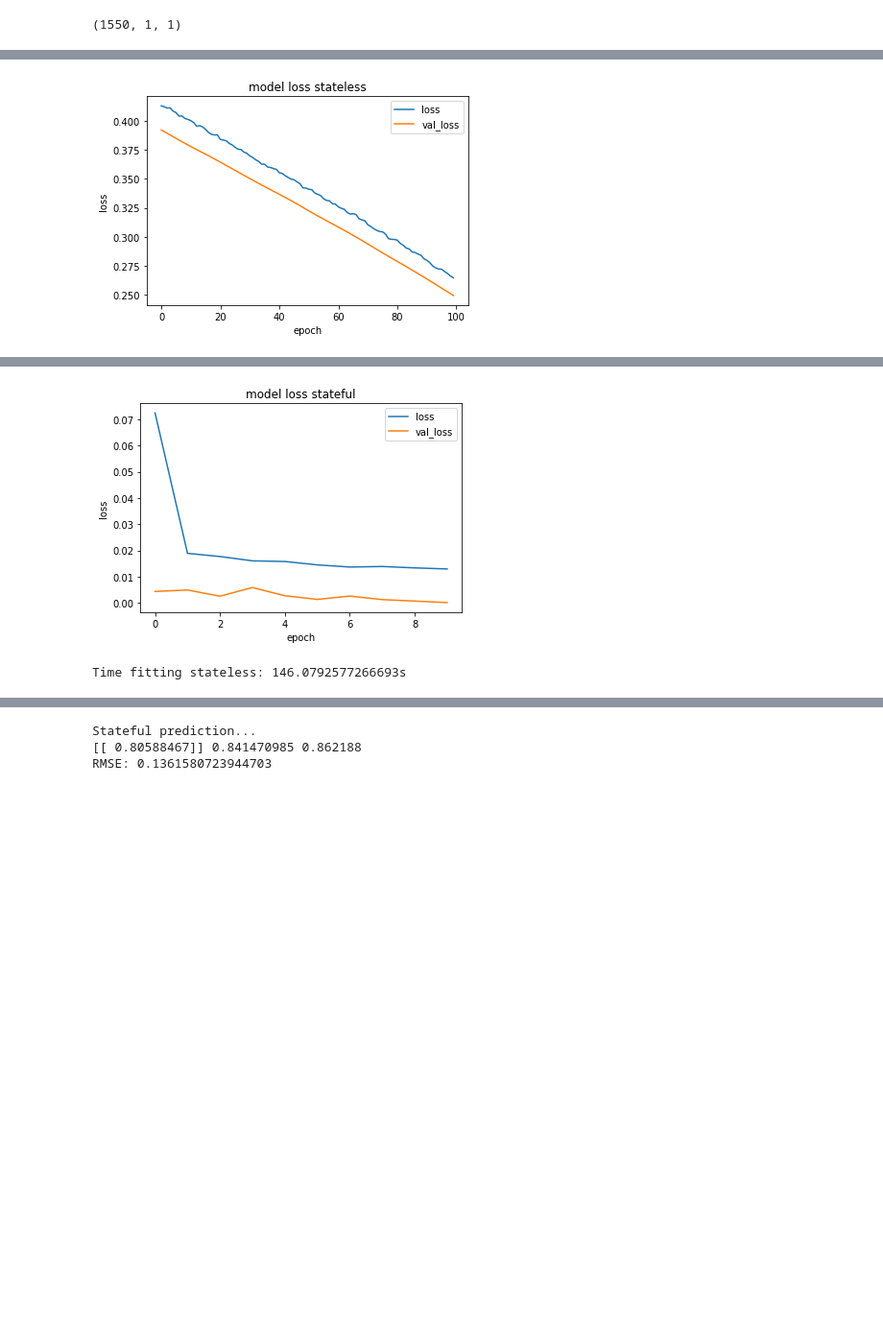
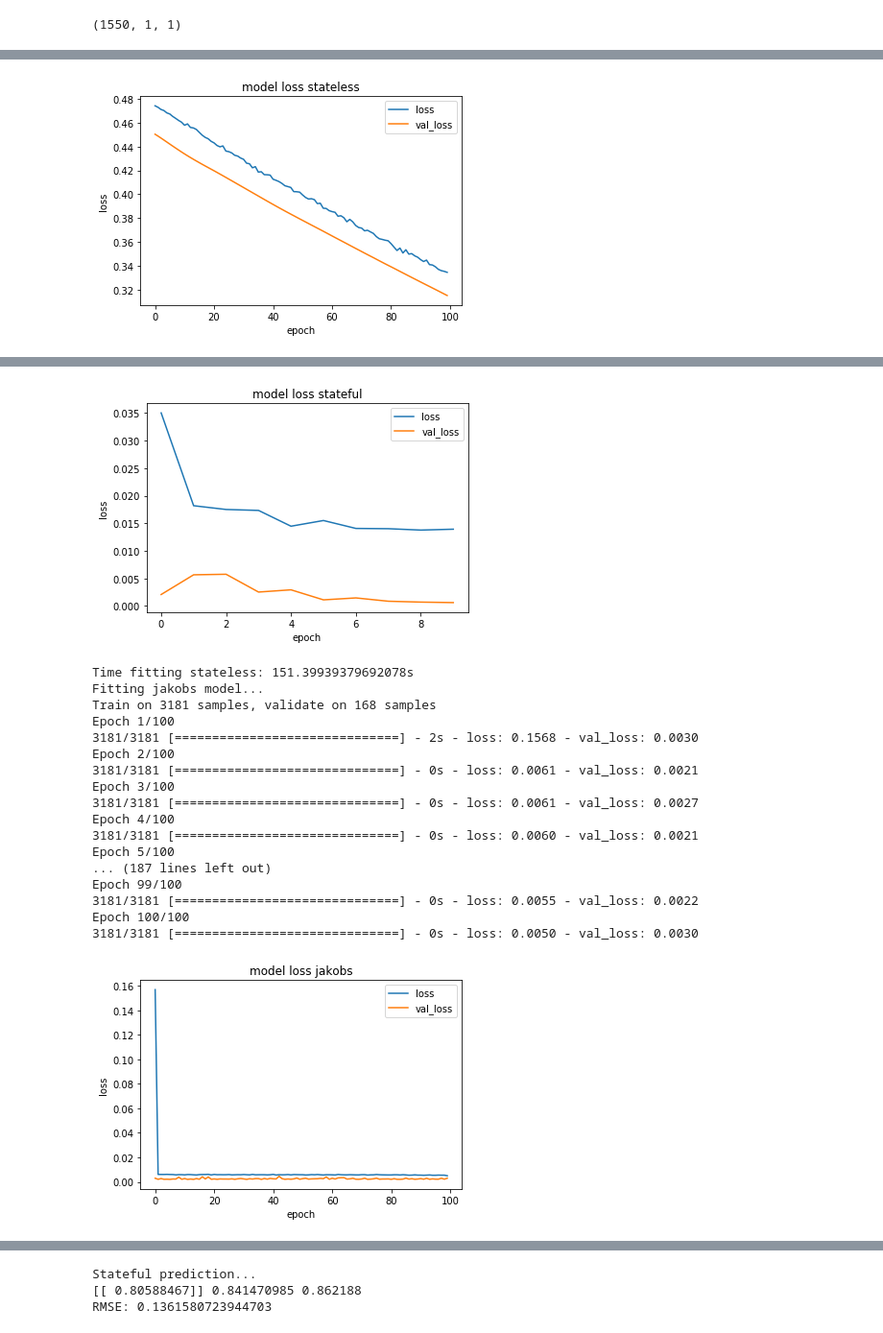
Before and after one commit to pfgoting/lstm-keras, a Jupyter notebook: Playing with LSTM.ipynb, the cells around one changed output, grey strips where cells are left out. Shown: that part at 96% size. Drawn from its saved outputs; the diff is of its cells as text; code cells hidden in the pictures; blank space fills up the shorter version.

Commit message:
Changed few lines

```diff
--- a/Playing with LSTM.ipynb
+++ b/Playing with LSTM.ipynb
@@ -112,7 +114,7 @@ models = {}
 # trainY = y_train
 # testX = X_test
 # testY = y_test
-for i in range(0,2):
+for i in range(0,3):
     state = i
     if state == 0:
         print ("Fitting stateless model...")
@@ -237 +239 @@ Epoch 100/100
-[figure, old version]
+[figure, new version]
@@ -255,2 +257,19 @@ Epoch 1/1
-[figure, old version]
+[figure, new version]
-Time fitting stateless: 146.0792577266693s
+Time fitting stateless: 151.39939379692078s
+Fitting jakobs model...
+Train on 3181 samples, validate on 168 samples
+Epoch 1/100
+3181/3181 [==============================] - 2s - loss: 0.1568 - val_loss: 0.0030
+Epoch 2/100
+3181/3181 [==============================] - 0s - loss: 0.0061 - val_loss: 0.0021
+Epoch 3/100
+3181/3181 [==============================] - 0s - loss: 0.0061 - val_loss: 0.0027
+Epoch 4/100
+3181/3181 [==============================] - 0s - loss: 0.0060 - val_loss: 0.0021
+Epoch 5/100
+... (187 lines left out)
+Epoch 99/100
+3181/3181 [==============================] - 0s - loss: 0.0055 - val_loss: 0.0022
+Epoch 100/100
+3181/3181 [==============================] - 0s - loss: 0.0050 - val_loss: 0.0030
+[figure, added]
```
Also changed, not shown: parts of 3 cells of this notebook.
